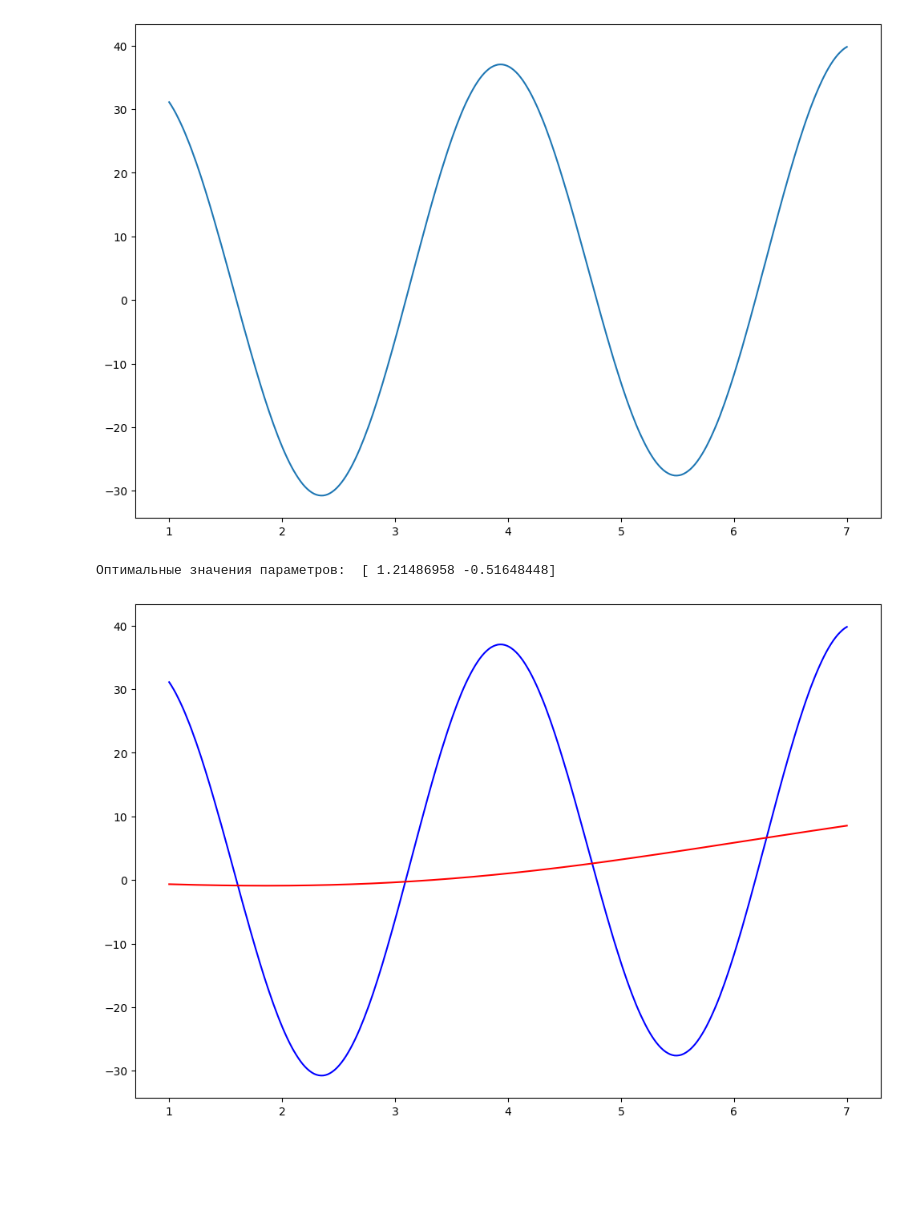
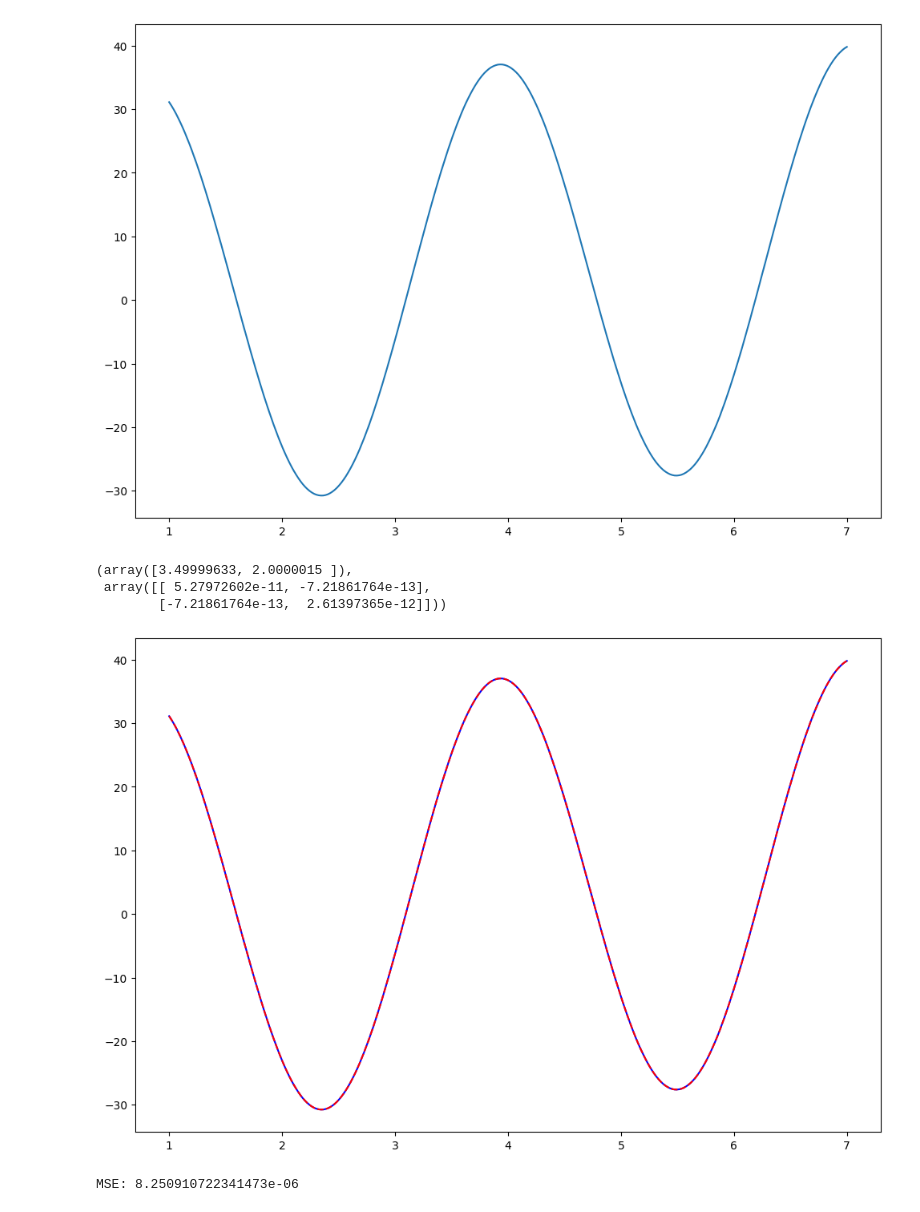
Before and after one commit to stefkong1982/-, a Jupyter notebook: Matematika_dlya_Data_Science/Teoriya_optimizacii/DZ_Kondratev_MDS_36_HW_6_upd.ipynb, the cells around one changed output. Drawn from its saved outputs; the diff is of its cells as text; code cells hidden in the pictures; blank space fills up the shorter version.

```diff
--- a/Matematika_dlya_Data_Science/Teoriya_optimizacii/DZ_Kondratev_MDS_36_HW_6_upd.ipynb
+++ b/Matematika_dlya_Data_Science/Teoriya_optimizacii/DZ_Kondratev_MDS_36_HW_6_upd.ipynb
@@ -70,17 +70,22 @@ plt.show()
 def f(x, a, b):
     return np.e**a * np.sin(b*x) + x
 
-p0 = [0, 0]  # начальные значения параметров a и b
-
-res = curve_fit(f, x, y, p0=p0)  # оптимизация функции f
-
-print("Оптимальные значения параметров: ", res[0])
+res = curve_fit(f, x, y, p0=[4, 2])  # оптимизация функции f
+res
 # %% [output]
-Оптимальные значения параметров:  [ 1.21486958 -0.51648448]
+(array([3.49999633, 2.0000015 ]),
+ array([[ 5.27972602e-11, -7.21861764e-13],
+        [-7.21861764e-13,  2.61397365e-12]]))
 # %%
 plt.figure(figsize=(12, 8))
-plt.plot(x, y, color='blue')
-plt.plot(x, f(x, res[0][0], res[0][1]), color='red')
+plt.plot(x, y, color='blue',)
+plt.plot(x, f(x, res[0][0], res[0][1]), color='red', linestyle='--')
 plt.show()
 # %% [output]
-[figure, old version]
+[figure, new version]
+# %%
+y_pred = f(x, res[0][0], res[0][1])
+mse = np.mean((y - y_pred)**2)
+print(f"MSE: {mse}")
+# %% [output]
+MSE: 8.250910722341473e-06
```
Also changed, not shown: parts of 2 cells of this notebook.
